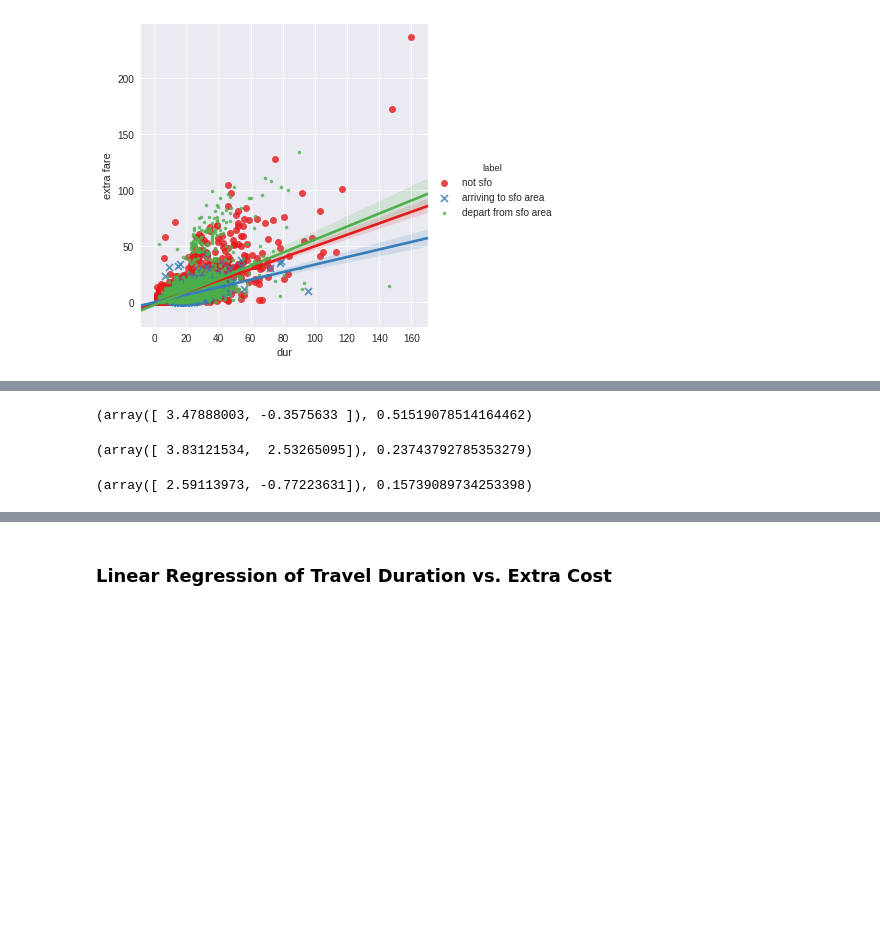
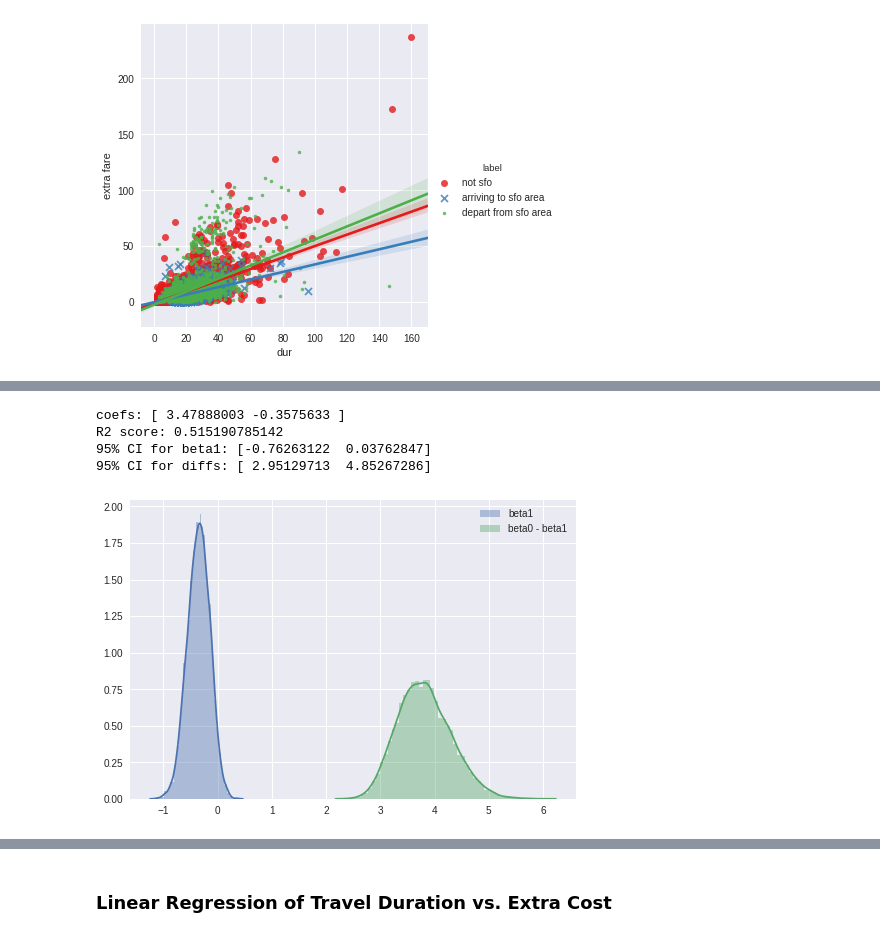
Before and after one commit to lawrencechen14/ce88-project, a Jupyter notebook: Exploration+of+Taxi+Trip+Fares+in+the+San+Francisco+Bay+Area.ipynb, the cells around one changed output, grey strips where cells are left out. Drawn from its saved outputs; the diff is of its cells as text; code cells hidden in the pictures; blank space fills up the shorter version.

```diff
--- a/Exploration+of+Taxi+Trip+Fares+in+the+San+Francisco+Bay+Area.ipynb
+++ b/Exploration+of+Taxi+Trip+Fares+in+the+San+Francisco+Bay+Area.ipynb
@@ -258,35 +279,33 @@ sns.lmplot(x='dist (miles)', y="extra fare", hue="label", data=taxi_clean,
 # %%
 from sklearn import preprocessing
 # %%
-data = taxi_clean[taxi_clean['label'] == 'not sfo']
-data = data[['dur', 'dist (miles)', 'extra fare', 'dep dt']]
-train = data[data['dep dt'].dt.day < 11]
-test = data[data['dep dt'].dt.day >= 11]
-s = preprocessing.StandardScaler()
-clf = lm.LinearRegression()
-clf.fit(s.fit_transform(train[['dur', 'dist (miles)']]), train['extra fare'])
-clf.coef_, clf.score(s.fit_transform(test[['dur', 'dist (miles)']]), test['extra fare'])
+def analyze(data):
+    data = data[['dur', 'dist (miles)', 'extra fare', 'dep dt']]
+    train = data[data['dep dt'].dt.day < 11]
+    test = data[data['dep dt'].dt.day >= 11]
+    s = preprocessing.StandardScaler()
+    clf = lm.LinearRegression()
+    clf.fit(s.fit_transform(train[['dur', 'dist (miles)']]), train['extra fare'])
+    print("coefs: " + str(clf.coef_))
+    print("R2 score: " + str(clf.score(s.fit_transform(test[['dur', 'dist (miles)']]), test['extra fare'])))
+    beta1s = []
+    diffs = []
+    for i in range(10000):
+        boottrain = train.sample(frac=1, replace=True)
+        boottest = test.sample(frac=1, replace=True)
+        clf.fit(s.fit_transform(boottrain[['dur', 'dist (miles)']]), boottrain['extra fare'])
+        beta1s.append(clf.coef_[1])
+        diffs.append(clf.coef_[0] - clf.coef_[1])
+    sns.distplot(beta1s, label='beta1')
+    sns.distplot(diffs, label='beta0 - beta1')
+    plt.legend()
+    print("95% CI for beta1: " + str(np.percentile(np.array(beta1s), [2.5, 97.5])))
+    print("95% CI for diffs: " + str(np.percentile(np.array(diffs), [2.5, 97.5])))
-# %% [output]
-(array([ 3.47888003, -0.3575633 ]), 0.51519078514164462)
-# %%
-data = taxi_clean[taxi_clean['label'] == 'depart from sfo area']
-data = data[['dur', 'dist (miles)', 'extra fare', 'dep dt']]
-train = data[data['dep dt'].dt.day < 11]
-test = data[data['dep dt'].dt.day >= 11]
-s = preprocessing.StandardScaler()
-clf = lm.LinearRegression()
-clf.fit(s.fit_transform(train[['dur', 'dist (miles)']]), train['extra fare'])
-clf.coef_, clf.score(s.fit_transform(test[['dur', 'dist (miles)']]), test['extra fare'])
-# %% [output]
-(array([ 3.83121534,  2.53265095]), 0.23743792785353279)
-# %%
-data = taxi_clean[taxi_clean['label'] == 'arriving to sfo area']
-data = data[['dur', 'dist (miles)', 'extra fare', 'dep dt']]
-train = data[data['dep dt'].dt.day < 11]
-test = data[data['dep dt'].dt.day >= 11]
-s = preprocessing.StandardScaler()
-clf = lm.LinearRegression()
-clf.fit(s.fit_transform(train[['dur', 'dist (miles)']]), train['extra fare'])
-clf.coef_, clf.score(s.fit_transform(test[['dur', 'dist (miles)']]), test['extra fare'])
-# %% [output]
-(array([ 2.59113973, -0.77223631]), 0.15739089734253398)
+# %%
+analyze(taxi_clean[taxi_clean['label'] == 'not sfo'])
+# %% [output]
+coefs: [ 3.47888003 -0.3575633 ]
+R2 score: 0.515190785142
+95% CI for beta1: [-0.76263122  0.03762847]
+95% CI for diffs: [ 2.95129713  4.85267286]
+[figure, added]
```
Also changed, not shown: parts of 15 cells of this notebook.
